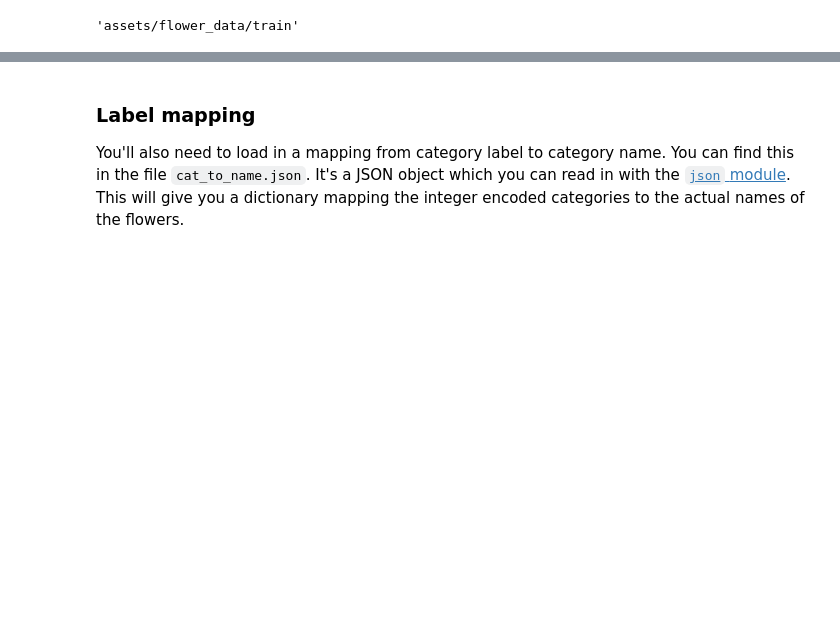
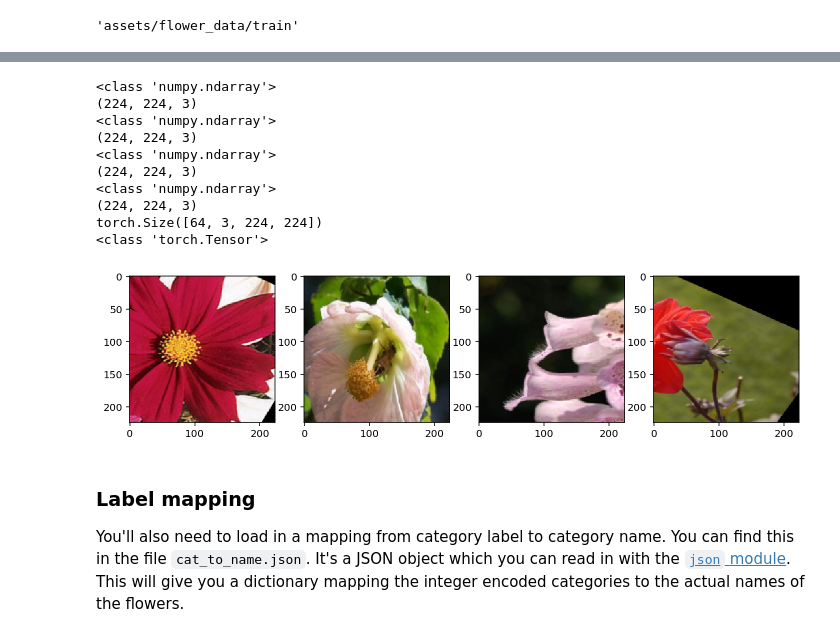
Before and after one commit to justinbellucci/DL-image-classifier-app, a Jupyter notebook: Image Classifier Project.ipynb, the cells around one changed output, grey strips where cells are left out. Drawn from its saved outputs; the diff is of its cells as text; code cells hidden in the pictures; blank space fills up the shorter version.

Commit message:
Print images function

```diff
--- a/Image Classifier Project.ipynb
+++ b/Image Classifier Project.ipynb
@@ -72,6 +72,6 @@ valid_data = datasets.ImageFolder(valid_dir, transform = valid_test_transforms)
 test_data = datasets.ImageFolder(test_dir, transform = valid_test_transforms)
 
 # Using the image datasets and the trainforms, define the dataloaders
-train_loaders = torch.utils.data.DataLoader(train_data, batch_size = batch_size, shuffle = True)
-valid_loaders = torch.utils.data.DataLoader(valid_data, batch_size = batch_size, shuffle = True)
-test_loaders = torch.utils.data.DataLoader(test_data, batch_size = batch_size, shuffle = True)
+train_loader = torch.utils.data.DataLoader(train_data, batch_size = batch_size, shuffle = True)
+valid_loader = torch.utils.data.DataLoader(valid_data, batch_size = batch_size, shuffle = True)
+test_loader = torch.utils.data.DataLoader(test_data, batch_size = batch_size, shuffle = True)
@@ -81,3 +82,46 @@ for images, labels in next(iter(train_loaders)):
+# %%
+# Print helper function
+def imgshow(image, ax=None, title=None, normalize=True):
+    # Convert Tensor to ndarray and transpose to match dimensions of original tensor
+    image = image.numpy().transpose((1,2,0))
+
+    if normalize:
+        # Shift each color channel back to range of 0-255
+        # normalized[channel] = (input[channel] - mean[channel]) / std[channel]
+        mean = [0.485, 0.456, 0.406]
+        std = [0.229, 0.224, 0.225]
+        image = std * image + mean
+        image = np.clip(image, 0, 1)
+
+    ax.imshow(image)
+    print(type(image))
+    print(image.shape)
+    return ax
+# %%
+## Print images to see what they look like
+
+images = next(iter(train_loader))
+n_cols = 4
+
+fig, axes = plt.subplots(figsize=(12, 4), ncols=n_cols)
+for i in range(4):
+    ax = axes[i]
+    imgshow(images[0][i], ax=ax, normalize=True)
+
+print(images[0].shape)
+print(type(images[0]))
+# %% [output]
+<class 'numpy.ndarray'>
+(224, 224, 3)
+<class 'numpy.ndarray'>
+(224, 224, 3)
+<class 'numpy.ndarray'>
+(224, 224, 3)
+<class 'numpy.ndarray'>
+(224, 224, 3)
+torch.Size([64, 3, 224, 224])
+<class 'torch.Tensor'>
+[figure, added]
 # %% [markdown]
 ### Label mapping
 
```
Also changed, not shown: parts of 2 cells of this notebook.
